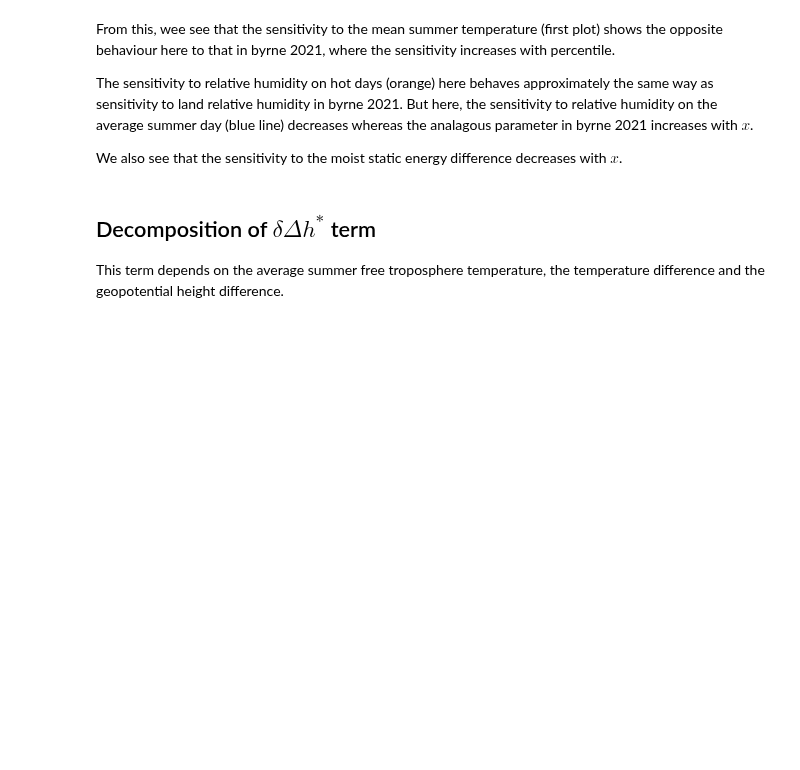
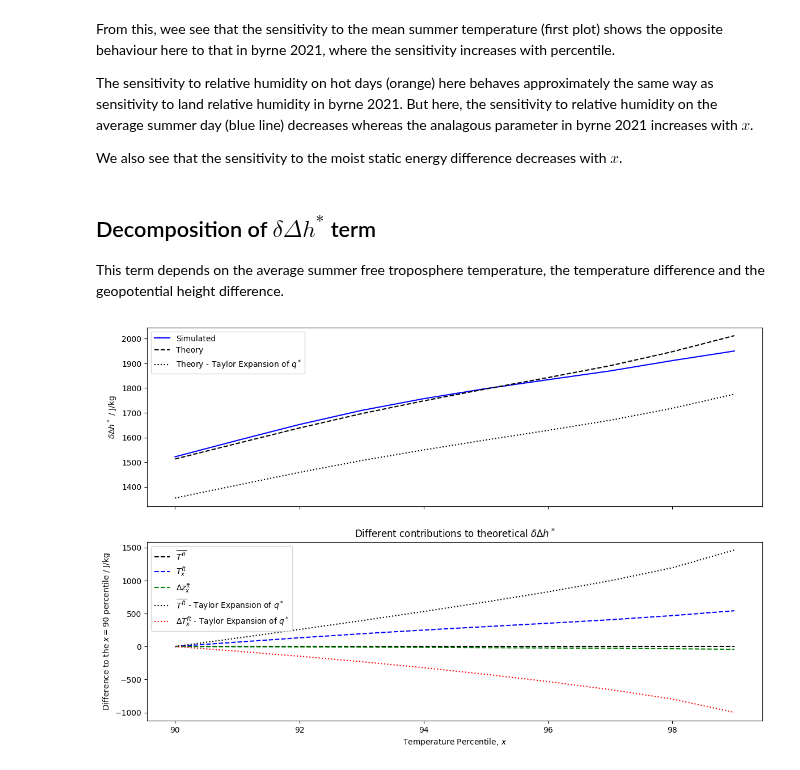
Before and after one commit to jduffield65/Isca, a Jupyter notebook: jobs/tau_sweep/aquaplanet/extratrop_temp_quant_theory.ipynb, the cells around one changed output. Saved outputs shown, nothing was run; the diff lists cells and outputs as text; code cells hidden in the pictures; blank space fills up the shorter version.

Commit message:
Update extrop theory notebook and add tropics version

```diff
--- a/jobs/tau_sweep/aquaplanet/extratrop_temp_quant_theory.ipynb
+++ b/jobs/tau_sweep/aquaplanet/extratrop_temp_quant_theory.ipynb
@@ -272,0 +325,40 @@ This term depends on the average summer free troposphere temperature, the temper
+# %%
+# Compute coefficients in the taylor series version of the theory so in terms of temp_diff between mean and warmest days
+# Underestimates difference
+temp_ft_diff = temp_ft_quant - temp_ft_summer.reshape(-1,1)
+temp_ft_diff_mid = temp_ft_diff[0]
+gamma_temp_ft_mean2 = L_v * alpha_ft_mean * q_sat_ft_mean * \
+                      (alpha_ft_mean * temp_ft_mean_mid - 2) * temp_ft_diff_mid / temp_ft_mean_mid
+gamma_temp_ft_diff2 = c_p + L_v * alpha_ft_mean * q_sat_ft_mean
+# If computed using the T^2 term in the q* expansion - overestimates
+gamma_temp_ft_mean3 = gamma_temp_ft_mean2 + L_v * alpha_ft_mean * q_sat_ft_mean * (
+    (alpha_ft_mean**2 * temp_ft_mean_mid**2 - 3 * alpha_ft_mean * temp_ft_mean_mid + 6)*0.5*temp_ft_diff_mid**2/temp_ft_mean_mid**2)
+gamma_temp_ft_diff3 = gamma_temp_ft_diff2 + \
+                      L_v * alpha_ft_mean * q_sat_ft_mean * (alpha_ft_mean * temp_ft_mean_mid - 2) * temp_ft_diff_mid/temp_ft_mean_mid
+# gamma_ft_nl = L_v * alpha_ft_mean * q_sat_ft_mean * (
+#         (alpha_ft_mean * temp_ft_mean_mid - 2) / temp_ft_mean_mid +
+#         (alpha_ft_mean**2 * temp_ft_mean_mid**2 - 3 * alpha_ft_mean * temp_ft_mean_mid + 6)*temp_ft_diff_mid/temp_ft_mean_mid**2)
+delta_mse_sat_diff_sim2 = gamma_temp_ft_mean2*delta_temp_ft_mean + gamma_temp_ft_diff2 * delta_temp_ft_diff + gamma_z * delta_z_ft_diff
+# %%
+# Plot simulated vs theory delta h*, and then the contributions towards it
+fig, ax = plt.subplots(2,1, figsize=(14, 9), sharex=True)
+ax[0].plot(quantiles_all, delta_mse_sat_diff, color='blue', label='Simulated')
+ax[0].plot(quantiles_all, delta_mse_sat_diff_sim, color='k', linestyle='--', label='Theory')
+ax[0].plot(quantiles_all, delta_mse_sat_diff_sim2, color='k', linestyle=':', label='Theory - Taylor Expansion of $q^*$')
+ax[1].plot(quantiles_all, quantiles_all * 0, linestyle='--', label='$\overline{T^{ft}}}$', color='k')
+ax[1].plot(quantiles_all, gamma_temp_ft_quant * delta_temp_ft_quant - (gamma_temp_ft_quant * delta_temp_ft_quant)[0],
+           linestyle='--', color='blue', label='$T^{ft}_x$')
+ax[1].plot(quantiles_all, gamma_z * delta_z_ft_diff - (gamma_z * delta_z_ft_diff)[0],
+           linestyle='--', color='green', label='$\Delta z^{ft}_x$')
+ax[1].plot(quantiles_all, gamma_temp_ft_mean2 * delta_temp_ft_mean - (gamma_temp_ft_mean2 * delta_temp_ft_mean)[0],
+           linestyle=':', color='k', label='$\overline{T^{ft}}}$ - Taylor Expansion of $q^*$')
+ax[1].plot(quantiles_all, gamma_temp_ft_diff2 * delta_temp_ft_diff - (gamma_temp_ft_diff2 * delta_temp_ft_diff)[0],
+           linestyle=':', color='red', label='$\Delta T^{ft}_x$ - Taylor Expansion of $q^*$')
+ax[0].legend()
+ax[1].legend()
+ax[0].set_ylabel('$\delta\Delta h^*$ / J/kg')
+ax[1].set_title('Different contributions to theoretical $\delta\Delta h^*$')
+ax[1].set_ylabel(f'Difference to the $x={quantiles_all[0]}$ percentile / J/kg')
+ax[1].set_xlabel('Temperature Percentile, $x$');
+# %% [output]
+[figure, added]
```
Also changed, not shown: parts of 14 cells of this notebook, 1 other file.
